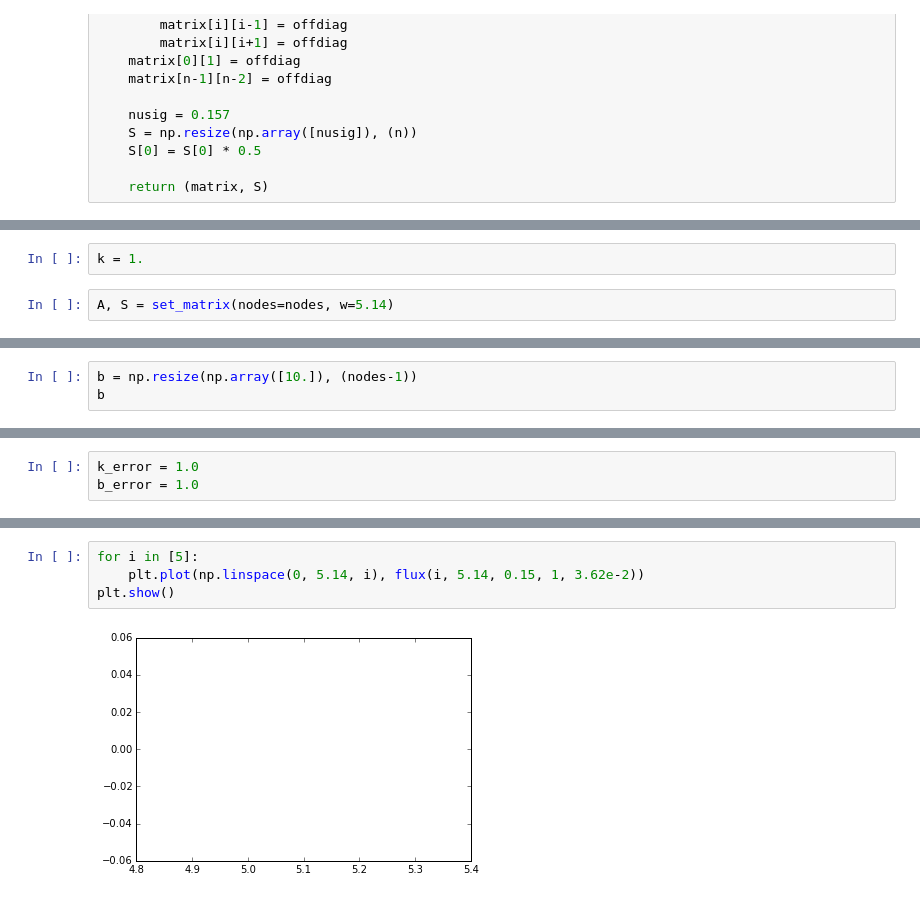
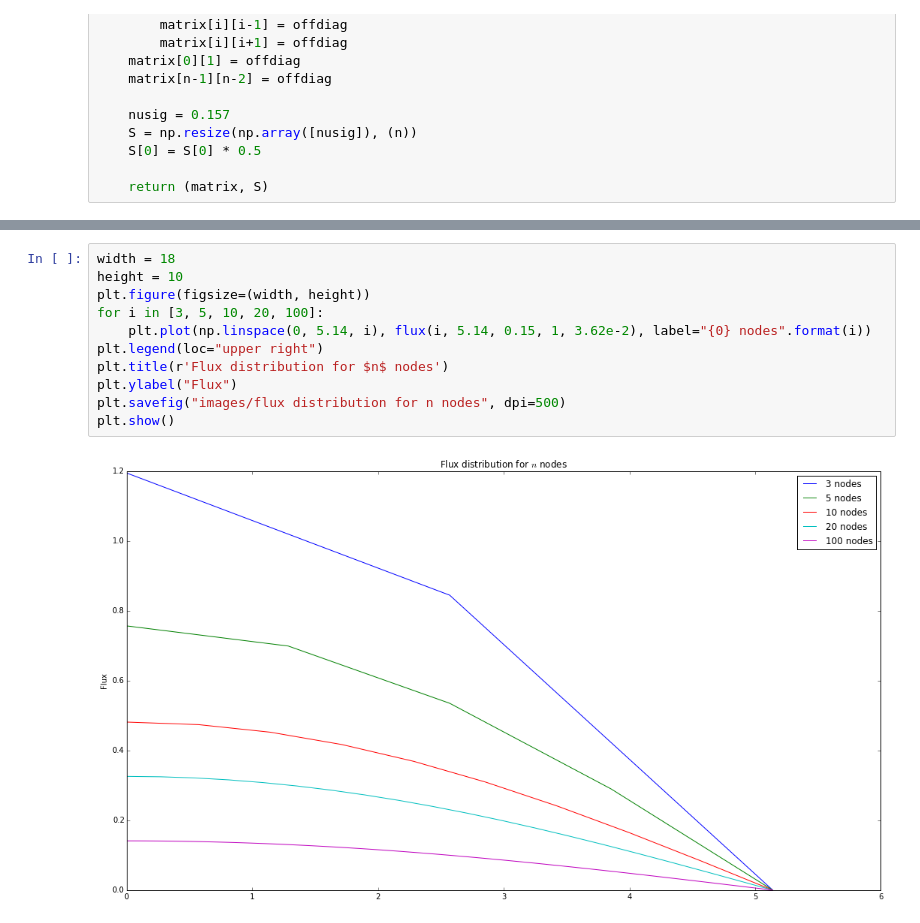
Before and after one commit to piovere/470-project-1, a Jupyter notebook: Project 2/Project2.ipynb, the cells around one changed output, grey strips where cells are left out. Drawn from its saved outputs; the diff is of its cells as text.

Commit message:
finally got python version working for graphing purposes

```diff
--- a/Project 2/Project2.ipynb
+++ b/Project 2/Project2.ipynb
@@ -29,4 +26,0 @@ nodes = 5
-# %%
-k = 1.
-# %%
-A, S = set_matrix(nodes=nodes, w=5.14)
@@ -44,3 +26,0 @@ array([ 0.0785,  0.157 ,  0.157 ,  0.157 ])
-# %%
-b = np.resize(np.array([10.]), (nodes-1))
-b
@@ -49,3 +26,0 @@ array([ 10.,  10.,  10.,  10.])
-# %%
-k_error = 1.0
-b_error = 1.0
@@ -140,6 +61,13 @@ def flux(nodes, width, sigma_a, sigma_f, sigma_tr, e_max=0.001, max_iterations=1
 # %%
-for i in [5]:
-    plt.plot(np.linspace(0, 5.14, i), flux(i, 5.14, 0.15, 1, 3.62e-2))
+width = 18
+height = 10
+plt.figure(figsize=(width, height))
+for i in [3, 5, 10, 20, 100]:
+    plt.plot(np.linspace(0, 5.14, i), flux(i, 5.14, 0.15, 1, 3.62e-2), label="{0} nodes".format(i))
+plt.legend(loc="upper right")
+plt.title(r'Flux distribution for $n$ nodes')
+plt.ylabel("Flux")
+plt.savefig("images/flux distribution for n nodes", dpi=500)
 plt.show()
 # %% [output]
-[figure, old version]
+[figure, new version]
```
Also changed, not shown: parts of 15 cells of this notebook, 3 other files.
